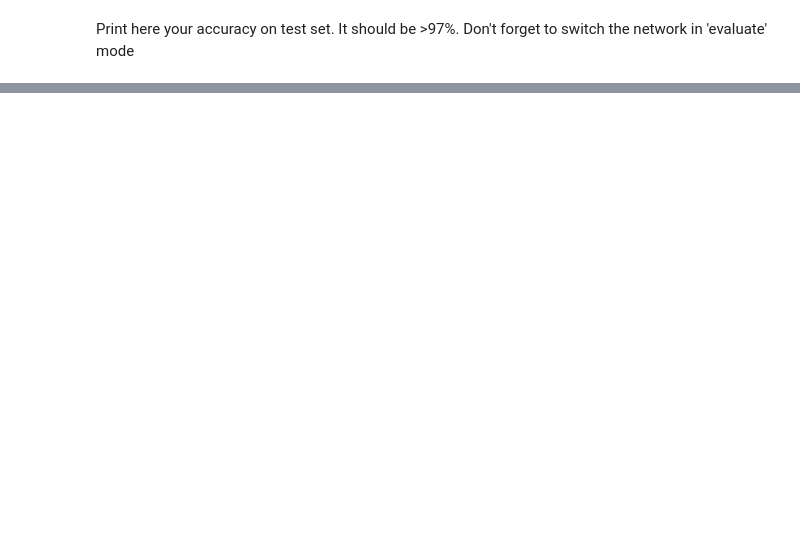
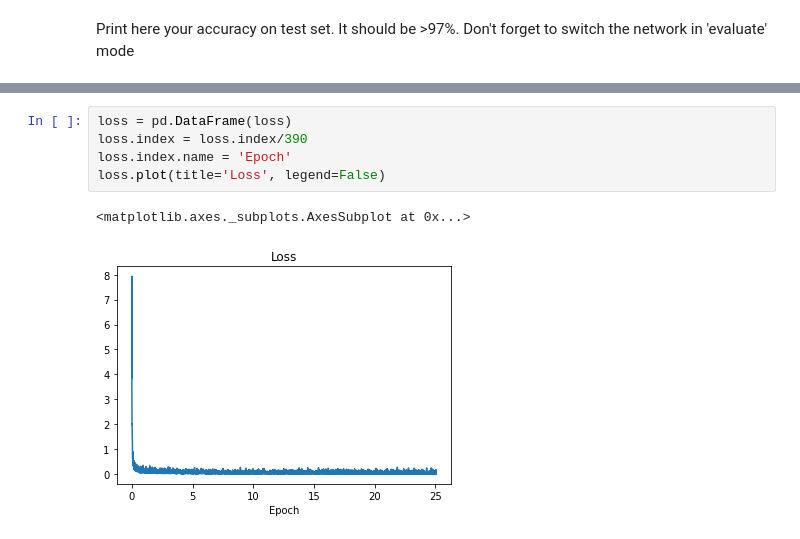
Before and after one commit to tadejsv/Practical_DL, a Jupyter notebook: homework01/homework_main-advanced.ipynb, the cells around one changed output, grey strips where cells are left out. Drawn from its saved outputs; the diff is of its cells as text; blank space fills up the shorter version.

```diff
--- a/homework01/homework_main-advanced.ipynb
+++ b/homework01/homework_main-advanced.ipynb
@@ -49,0 +150,8 @@ Print here your accuracy on test set. It should be >97%. Don't forget to switch
+# %%
+loss = pd.DataFrame(loss)
+loss.index = loss.index/390
+loss.index.name = 'Epoch'
+loss.plot(title='Loss', legend=False)
+# %% [output]
+<matplotlib.axes._subplots.AxesSubplot at 0x...>
+[figure, added]
```
Also changed, not shown: parts of 9 cells of this notebook, 3 other files.
